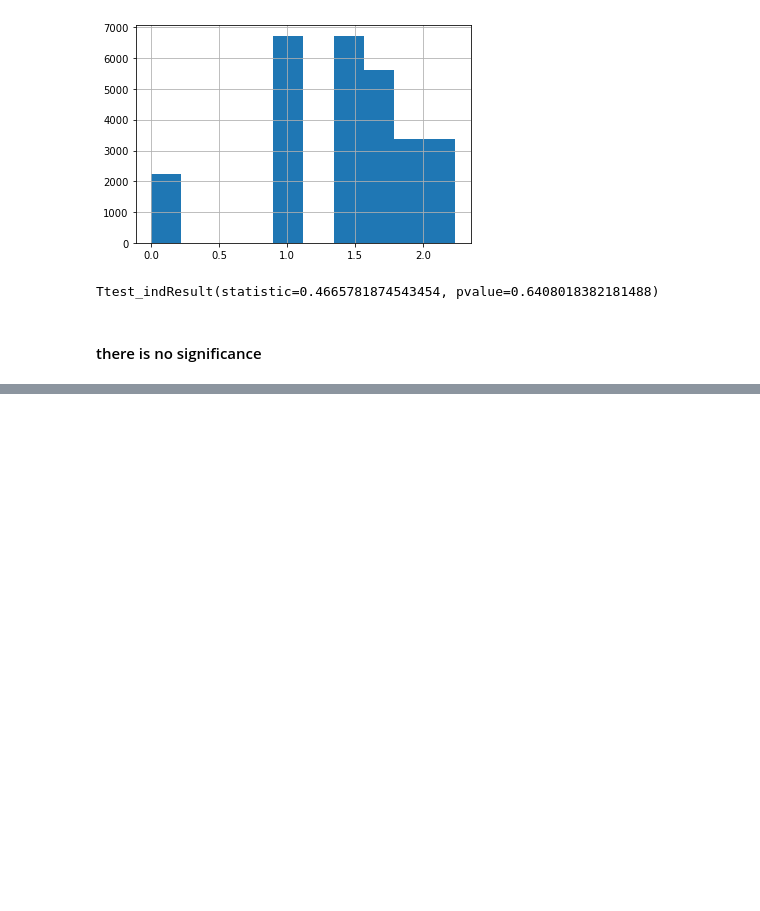
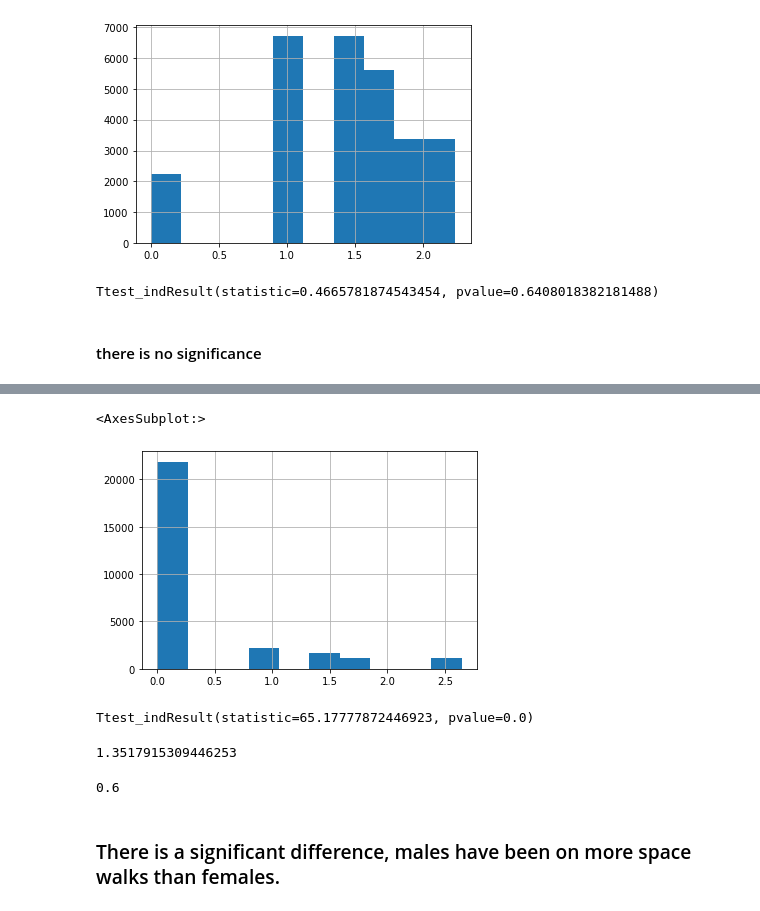
Before and after one commit to rhreich34/NASA-Hiring-Rate, a Jupyter notebook: Cynthia's Notebook.ipynb, the cells around one changed output, grey strips where cells are left out. Saved outputs shown, nothing was run; the diff lists cells and outputs as text; code cells hidden in the pictures; blank space fills up the shorter version.

```diff
--- a/Cynthia's Notebook.ipynb
+++ b/Cynthia's Notebook.ipynb
@@ -241,0 +261,19 @@ Ttest_indResult(statistic=0.4665781874543454, pvalue=0.6408018382181488)
+# %%
+NasaData['Space WalksSQRT'][NasaData['Gender']== 'Female'].hist()
+# %% [output]
+<AxesSubplot:>
+[figure, added]
+# %%
+ttest_ind(NasaData['Space WalksSQRT'][NasaData['Gender']== 'Male'],NasaData['Space WalksSQRT'][NasaData['Gender']== 'Female'])
+# %% [output]
+Ttest_indResult(statistic=65.17777872446923, pvalue=0.0)
+# %%
+NasaData['Space Walks'][NasaData['Gender']== 'Male'].mean()
+# %% [output]
+1.3517915309446253
+# %%
+NasaData['Space Walks'][NasaData['Gender']== 'Female'].mean()
+# %% [output]
+0.6
+# %% [markdown]
+### There is a significant difference, males have been on more space walks than females.
```
Also changed, not shown: parts of 7 cells of this notebook.
